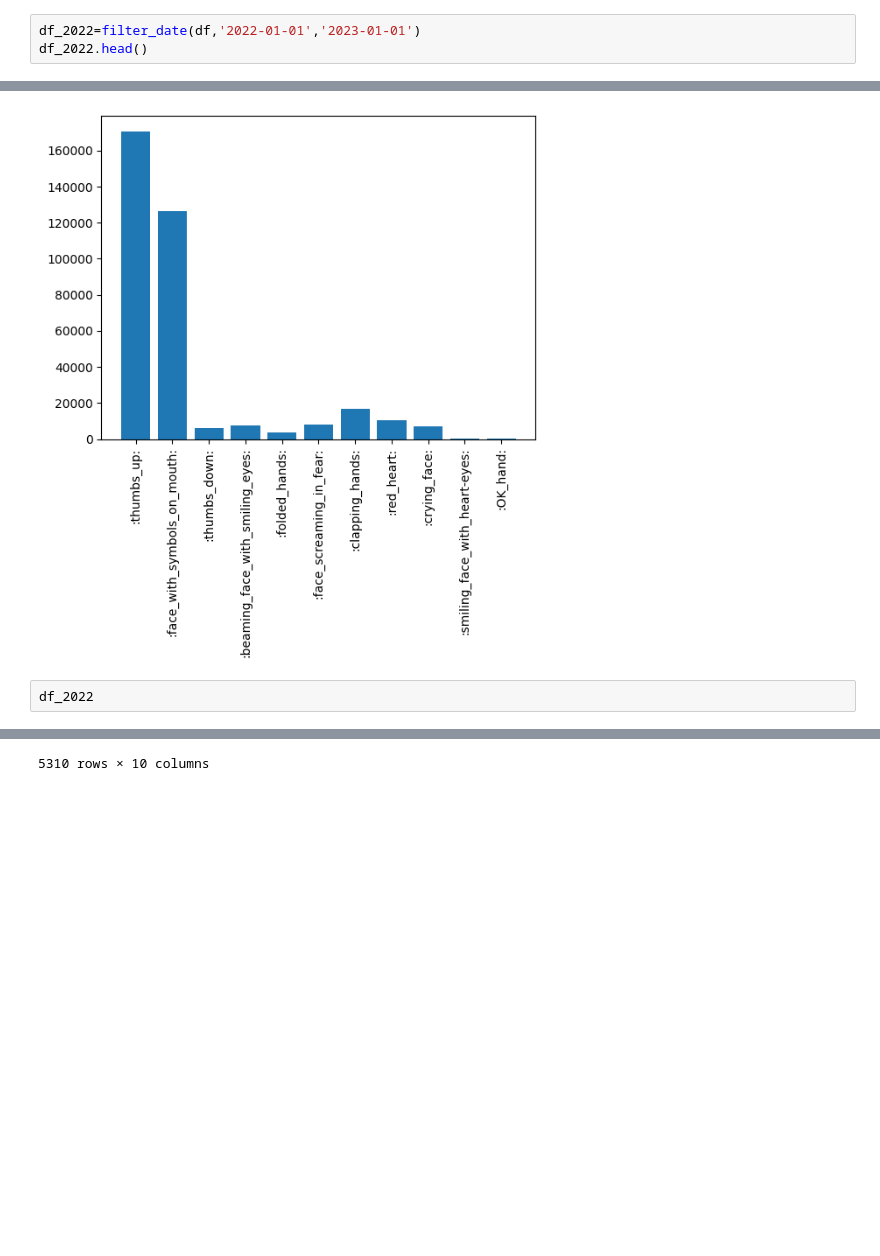
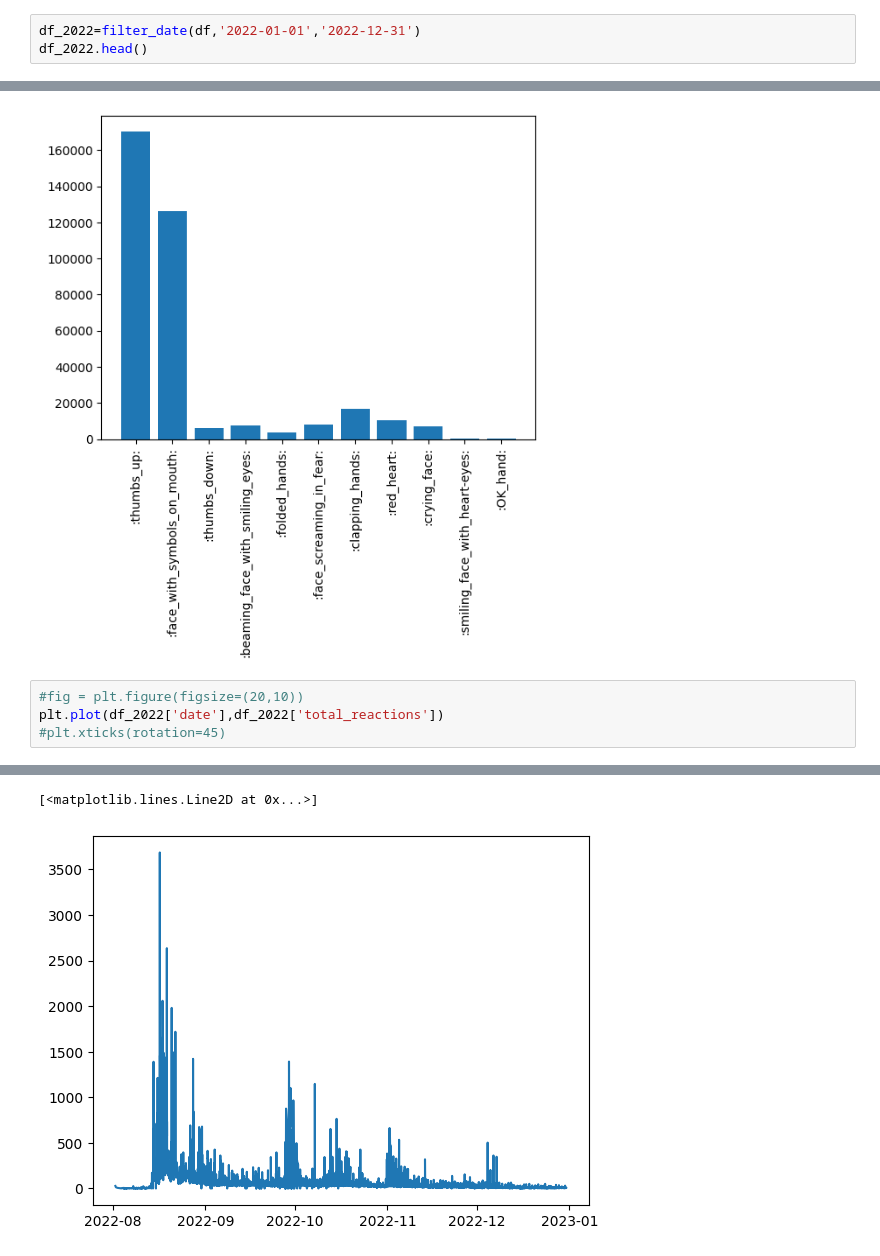
Before and after one commit to ALbertE03/Electricity, a Jupyter notebook: Analize/AED.ipynb, the cells around one changed output, grey strips where cells are left out. Drawn from its saved outputs; the diff is of its cells as text; blank space fills up the shorter version.

```diff
--- a/Analize/AED.ipynb
+++ b/Analize/AED.ipynb
@@ -121,7 +121,7 @@ plt.imshow(img)
 # %% [markdown]
 # 2022
 # %%
-df_2022=filter_date(df,'2022-01-01','2023-01-01')
+df_2022=filter_date(df,'2022-01-01','2022-12-31')
 df_2022.head()
 # %% [output]
 |  | text | sender_id | date | views | message_id | is_reply | reply_to | reactions | total_reactions | ... |
@@ -170,5 +170,7 @@ plt.show()
 # %% [output]
 [figure]
 # %%
-df_2022
+#fig = plt.figure(figsize=(20,10))
+plt.plot(df_2022['date'],df_2022['total_reactions'])
+#plt.xticks(rotation=45)
 # %% [output]
@@ -187 +177,2 @@ df_2022
-5310 rows × 10 columns
+[<matplotlib.lines.Line2D at 0x...>]
+[figure, added]
```
Also changed, not shown: parts of 3 cells of this notebook.
